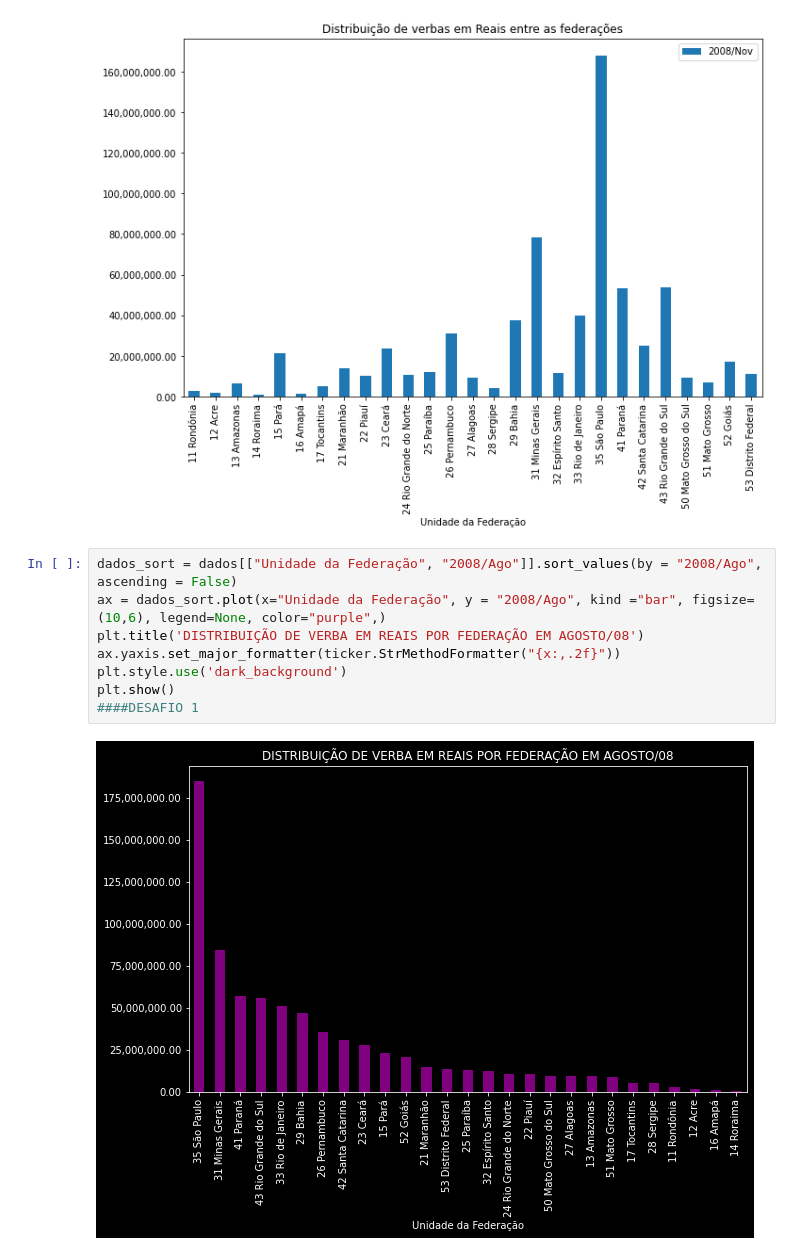
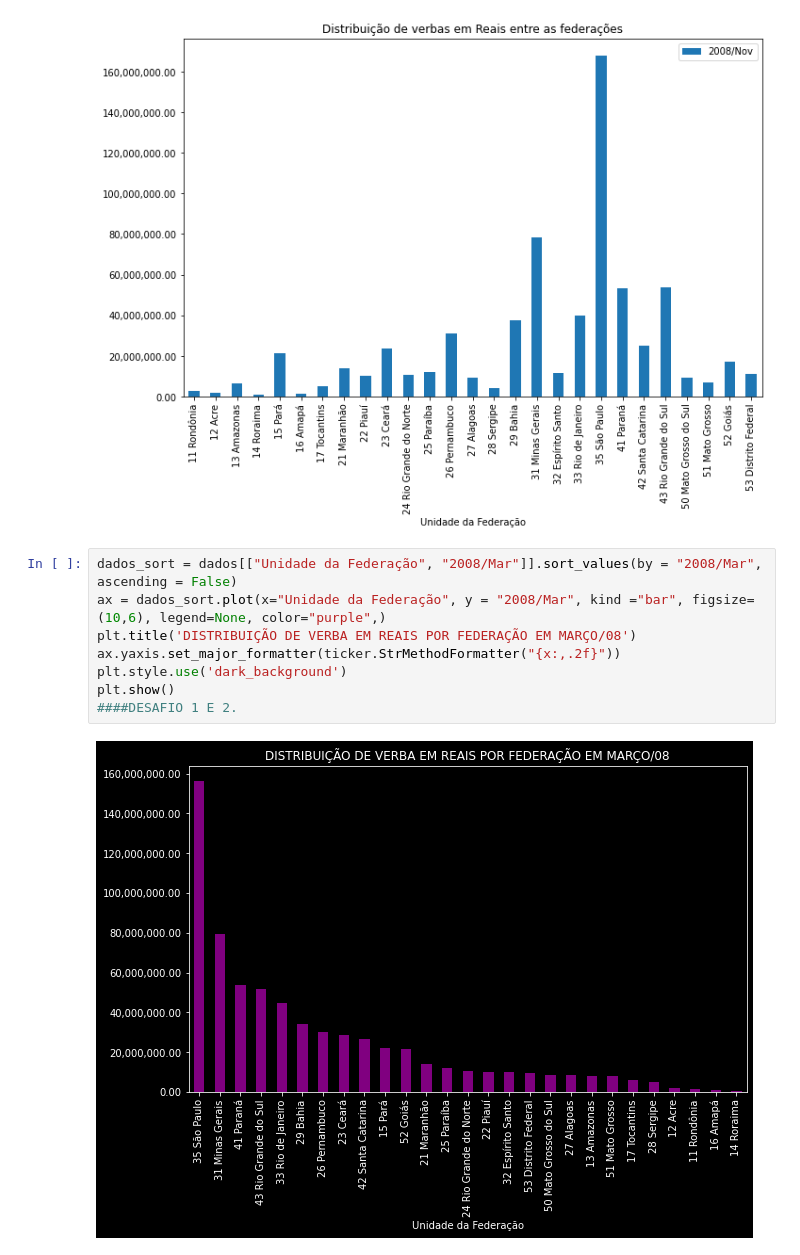
Before and after one commit to Decapamplona/bootcampalura, a Jupyter notebook: camp1.ipynb, the cells around one changed output. Drawn from its saved outputs; the diff is of its cells as text.

```diff
--- a/camp1.ipynb
+++ b/camp1.ipynb
@@ -134,12 +134,12 @@ plt.show()
 # %% [output]
 [figure]
 # %%
-dados_sort = dados[["Unidade da Federação", "2008/Ago"]].sort_values(by = "2008/Ago", ascending = False)
-ax = dados_sort.plot(x="Unidade da Federação", y = "2008/Ago", kind ="bar", figsize=(10,6), legend=None, color="purple",)
-plt.title('DISTRIBUIÇÃO DE VERBA EM REAIS POR FEDERAÇÃO EM AGOSTO/08')
+dados_sort = dados[["Unidade da Federação", "2008/Mar"]].sort_values(by = "2008/Mar", ascending = False)
+ax = dados_sort.plot(x="Unidade da Federação", y = "2008/Mar", kind ="bar", figsize=(10,6), legend=None, color="purple",)
+plt.title('DISTRIBUIÇÃO DE VERBA EM REAIS POR FEDERAÇÃO EM MARÇO/08')
 ax.yaxis.set_major_formatter(ticker.StrMethodFormatter("{x:,.2f}"))
 plt.style.use('dark_background')
 plt.show()
-####DESAFIO 1
+####DESAFIO 1 E 2.
 # %% [output]
-[figure, old version]
+[figure, new version]
```
